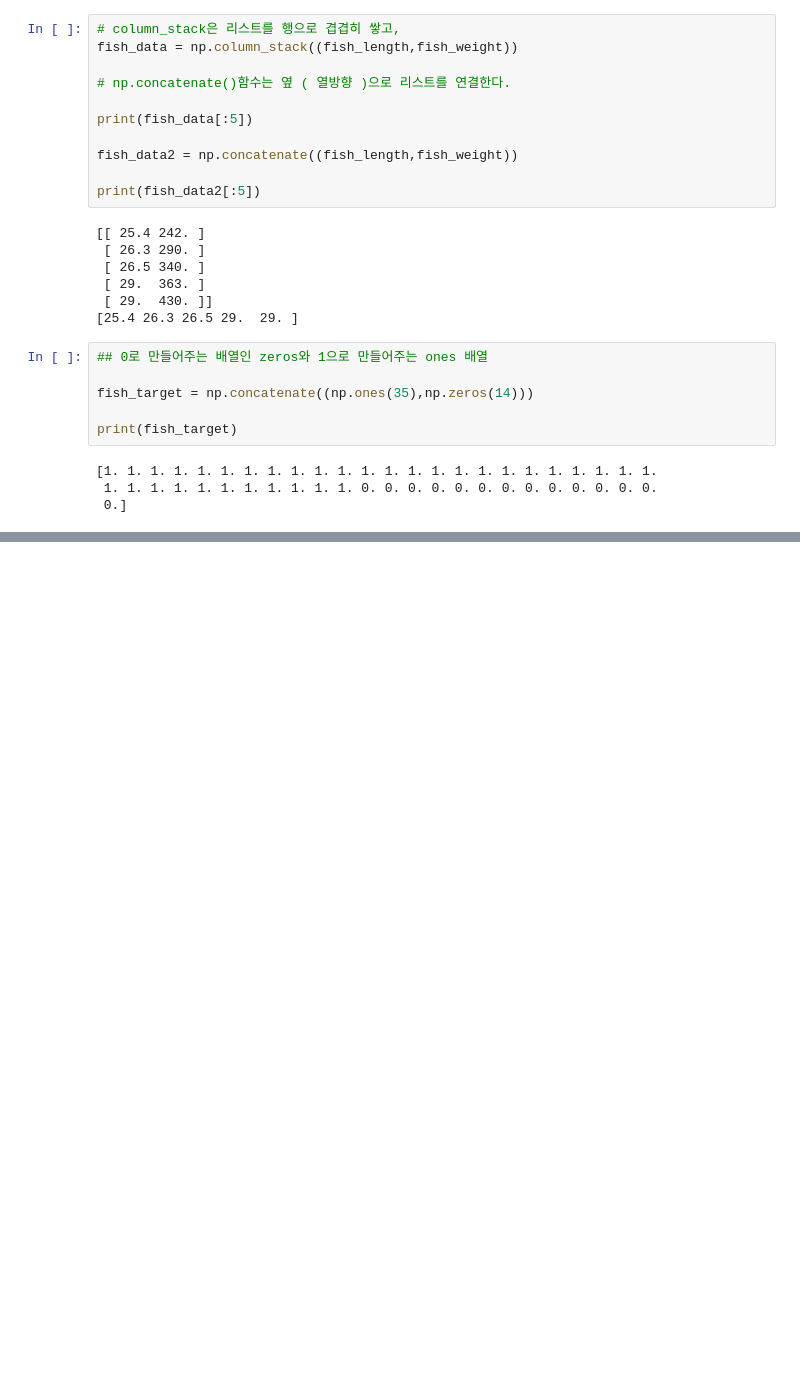
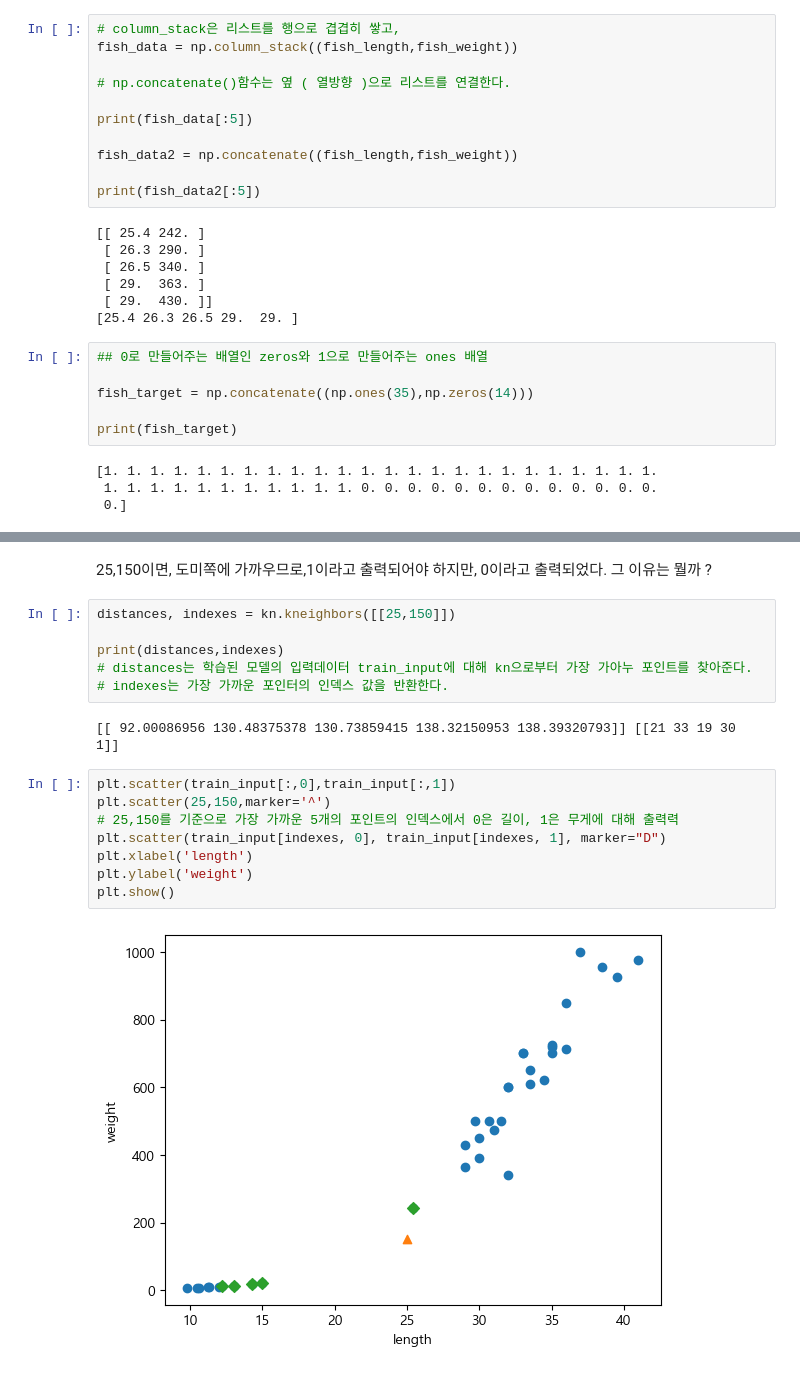
Before and after one commit to zxcc9867/AI-Agent-Dev, a Jupyter notebook: python/ml_study/chapter02/chapter02-1.ipynb, the cells around one changed output, grey strips where cells are left out. Saved outputs shown, nothing was run; the diff lists cells and outputs as text; blank space fills up the shorter version.

```diff
--- a/python/ml_study/chapter02/chapter02-1.ipynb
+++ b/python/ml_study/chapter02/chapter02-1.ipynb
@@ -626,0 +670,20 @@ print(fish_target)
+# %% [markdown]
+25,150이면, 도미쪽에 가까우므로,1이라고 출력되어야 하지만, 0이라고 출력되었다. 그 이유는 뭘까 ?
+# %%
+distances, indexes = kn.kneighbors([[25,150]])
+
+print(distances,indexes)
+# distances는 학습된 모델의 입력데이터 train_input에 대해 kn으로부터 가장 가아누 포인트를 찾아준다.
+# indexes는 가장 가까운 포인터의 인덱스 값을 반환한다.
+# %% [output]
+[[ 92.00086956 130.48375378 130.73859415 138.32150953 138.39320793]] [[21 33 19 30  1]]
+# %%
+plt.scatter(train_input[:,0],train_input[:,1])
+plt.scatter(25,150,marker='^')
+# 25,150를 기준으로 가장 가까운 5개의 포인트의 인덱스에서 0은 길이, 1은 무게에 대해 출력력
+plt.scatter(train_input[indexes, 0], train_input[indexes, 1], marker="D")
+plt.xlabel('length')
+plt.ylabel('weight')
+plt.show()
+# %% [output]
+[figure, added]
```
Also changed, not shown: parts of 10 cells of this notebook.
